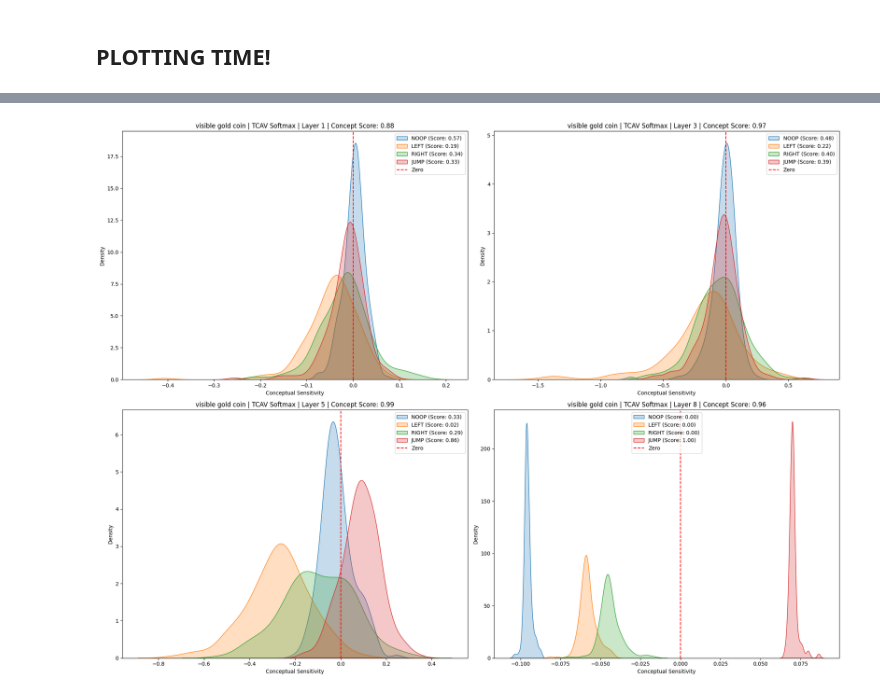
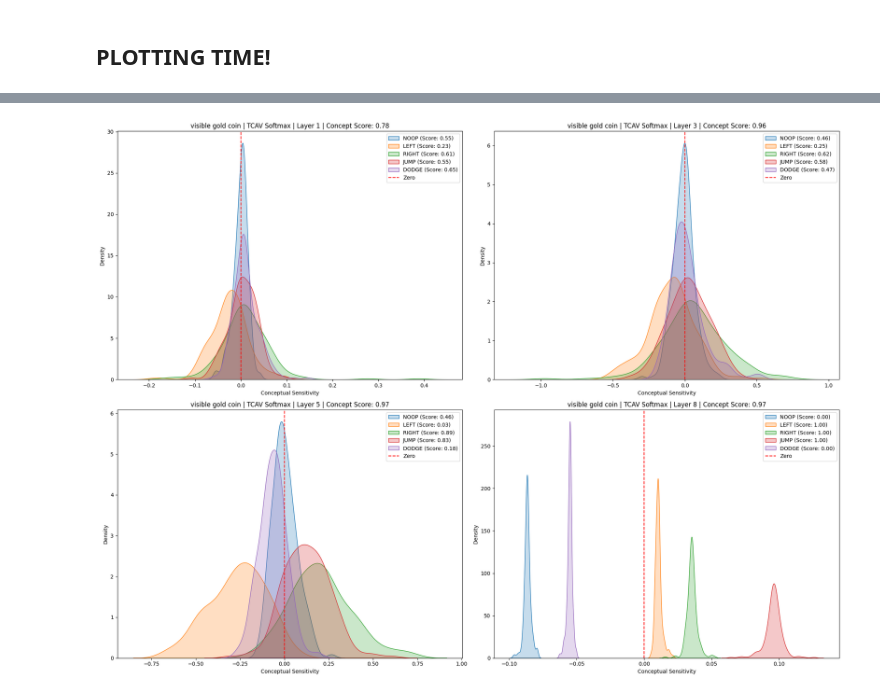
Before and after one commit to JacobLyLa/Qrunner-XAI, a Jupyter notebook: notebooks/clean_tcav.ipynb, the cells around one changed output, grey strips where cells are left out. Cells and saved outputs as stored; diff of their text form; code cells hidden in the pictures.

Commit message:
fixed bug in TCAV and concept viz

```diff
--- a/notebooks/clean_tcav.ipynb
+++ b/notebooks/clean_tcav.ipynb
@@ -48,21 +48,19 @@ def prepare_probe(concept, model, layer, max_size=10000):
     return lr, norm_direction, acts_dict_train, acts_dict_test, probe_accuracy
 # %%
 def compute_tcav_scores(model, layer, norm_direction, acts_dict_test, q_value_strategy):
-    test_activations = acts_dict_test[layer]
-    test_activations.requires_grad_(True)
-
-    # Apply the Q-value strategy to get Q-values
-    q_values = q_value_strategy(model, test_activations, layer)
-    q_values.backward(torch.ones_like(q_values))
-
-    activations_grad = test_activations.grad.clone()
-    test_activations.requires_grad_(False)
-
     # Zero gradients to prevent accumulation
-    for param in model.network[layer + 1:].parameters():
+    for param in model.network.parameters():
         if param.grad is not None:
             param.grad.zero_()
 
+    test_activations = acts_dict_test[layer]
+    if test_activations.grad is not None: # Why was this needed????
+        test_activations.grad.zero_()
+    test_activations.requires_grad_(True)
+    test_activations.retain_grad()
+    output_values = q_value_strategy(model, test_activations, layer)
+    output_values.backward(torch.ones_like(output_values))
+    activations_grad = test_activations.grad.clone()
     flat_activations_grad = activations_grad.flatten(start_dim=1).cpu().numpy()
     directional_derivatives = np.dot(flat_activations_grad, norm_direction)
 
@@ -88,8 +99,5 @@ def q_value_ratio(model, activations, layer, action1_idx, action2_idx):
 # %%
-def tcav_analysis(concept, model, layers, q_value_strategy, q_strategy_params=None, method_name='TCAV'):
-    if q_strategy_params is None:
-        q_strategy_params = {}
-
+def tcav_analysis(concept, model, layers, q_value_strategy, method_name='TCAV'):
     scores = []
     directional_derivatives_all_layers = []
     fig, axes = plt.subplots(2, 2, figsize=(15, 10))
@@ -99,12 +107,9 @@ def tcav_analysis(concept, model, layers, q_value_strategy, q_strategy_params=No
         # Prepare probe and get necessary components
         lr, norm_direction, acts_dict_train, acts_dict_test, probe_accuracy = prepare_probe(concept, model, layer)
 
-        # Define a lambda to include additional parameters if any
-        q_strategy = lambda m, a, l: q_value_strategy(m, a, l, **q_strategy_params)
-
         # Compute TCAV scores
         positive_fraction, directional_derivatives = compute_tcav_scores(
-            model, layer, norm_direction, acts_dict_test, q_strategy
+            model, layer, norm_direction, acts_dict_test, q_value_strategy
         )
         scores.append(positive_fraction)
         directional_derivatives_all_layers.append(directional_derivatives)
@@ -126,10 +131,7 @@ def tcav_analysis(concept, model, layers, q_value_strategy, q_strategy_params=No
     plt.tight_layout()
     plt.show()
 
-def tcav_multiple_actions_analysis(concept, model, layers, action_names, q_value_strategy, q_strategy_params=None, method_name='TCAV'):
-    if q_strategy_params is None:
-        q_strategy_params = {}
-
+def tcav_multiple_actions_analysis(concept, model, layers, action_names, q_value_strategy, method_name='TCAV'):
     scores_per_layer = {layer: {} for layer in layers}
     directional_derivatives_all_layers = {layer: {} for layer in layers}
     fig, axes = plt.subplots(2, 2, figsize=(20, 15))
@@ -235,16 +263,16 @@ tcav_analysis(
 # %%
 concept = concept_instances['Visible gold coin']
 
 tcav_multiple_actions_analysis(
     concept=concept,
     model=model,
     layers=activation_layers,
-    action_names=['NOOP', 'LEFT' ,'RIGHT', 'JUMP'],
+    action_names=action_names,
     q_value_strategy=q_value_softmax,
     method_name="TCAV Softmax"
 )
 # %% [output]
-[figure, old version]
+[figure, new version]
 # %%
 concept = concept_instances['Visible ghost']
 
```
Also changed, not shown: parts of 22 cells of this notebook, 2 other files.
